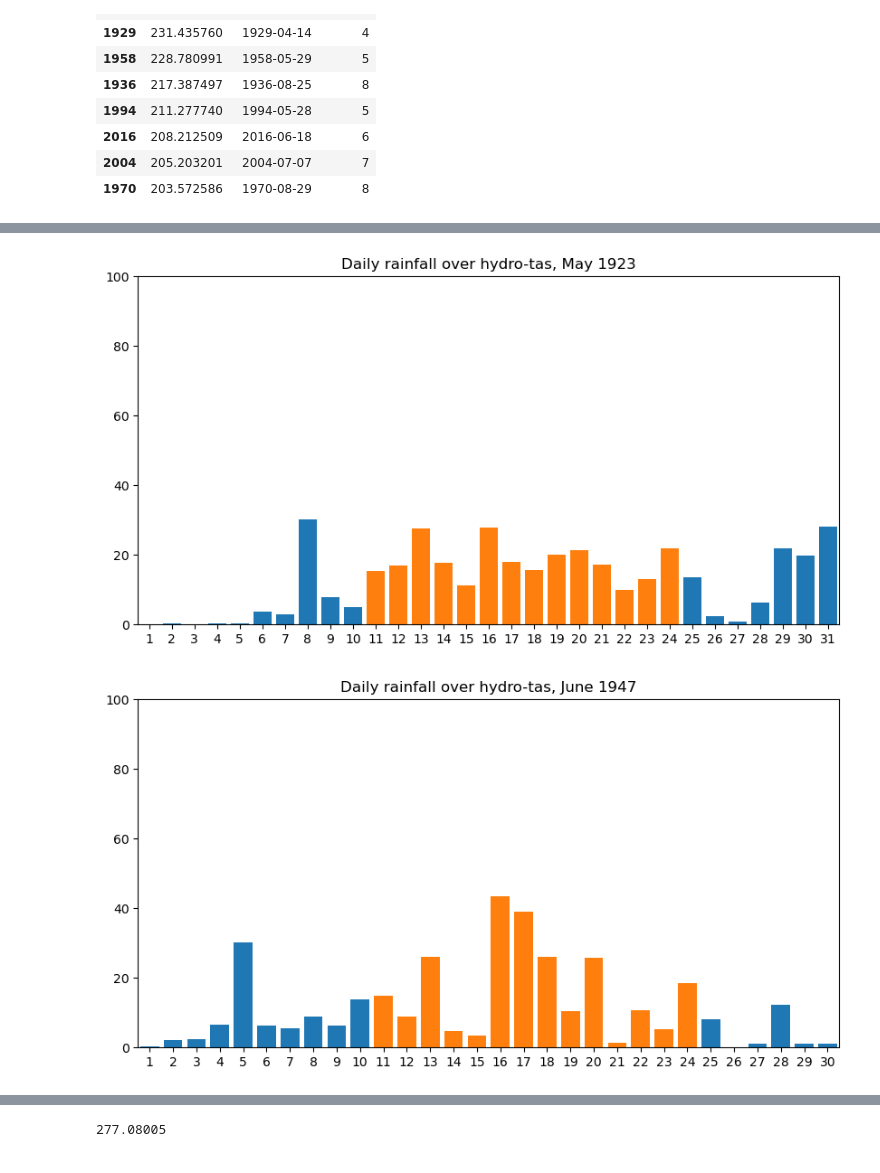
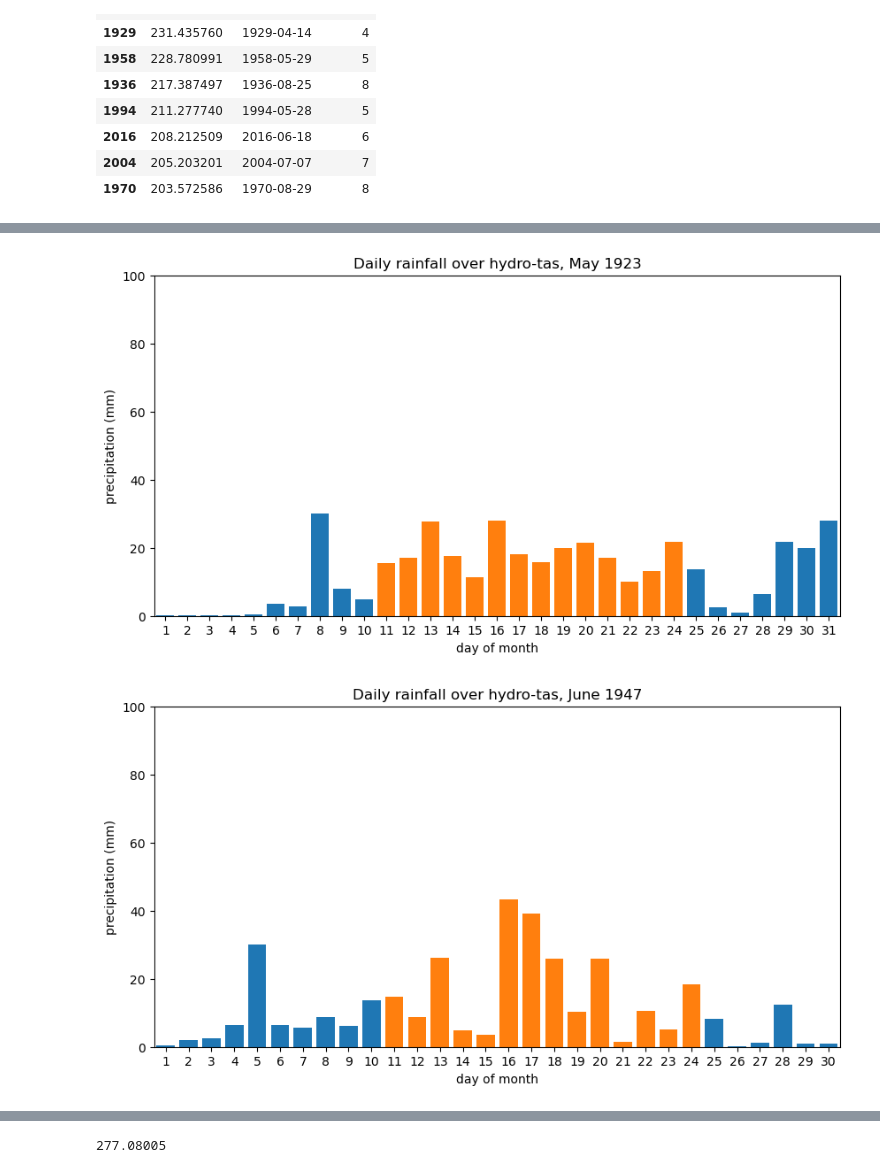
Before and after one commit to DamienIrving/hydrotas, a Jupyter notebook: AGCD_hydro-tas.ipynb, the cells around one changed output, grey strips where cells are left out. Drawn from its saved outputs; the diff is of its cells as text; code cells hidden in the pictures.

```diff
--- a/AGCD_hydro-tas.ipynb
+++ b/AGCD_hydro-tas.ipynb
@@ -123,6 +123,8 @@ for rank in range(5):
 
     plt.ylim(0, 100)
     plt.xlim(0.5, ndays + 0.5)
+    plt.xlabel('day of month')
+    plt.ylabel('precipitation (mm)')
     plt.title(f'Daily rainfall over {region_name}, {month_name} {year}')
     plt.show()
 # %% [output]
@@ -130,2 +132,2 @@ for rank in range(5):
-[figure, old version]
+[figure, new version]
-[figure, old version]
+[figure, new version]
```
Also changed, not shown: parts of 1 cell of this notebook.
